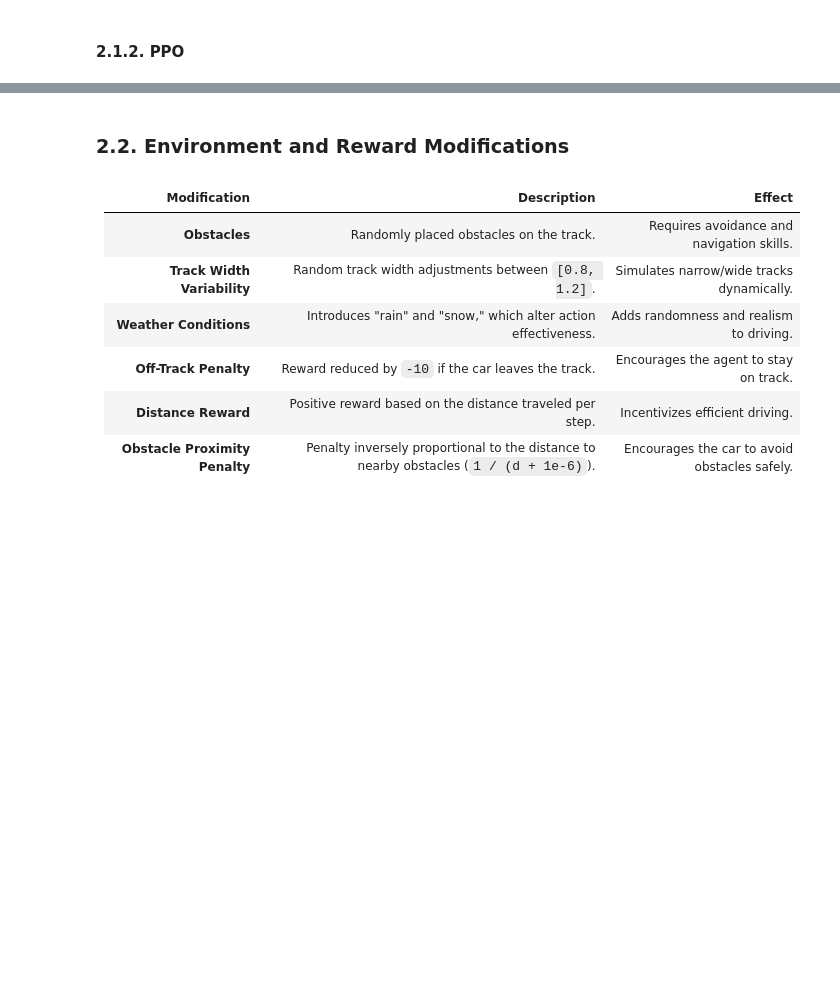
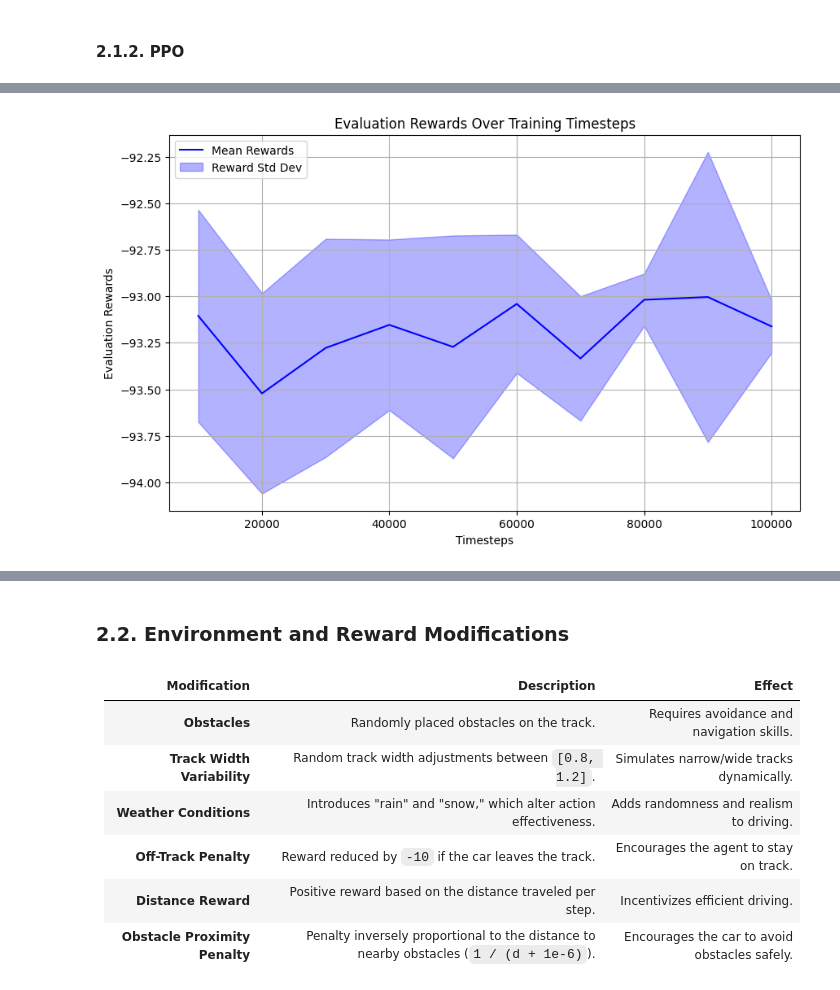
Before and after one commit to inesamorim/reinforcement-learning-with-gymnasium, a Jupyter notebook: main.ipynb, the cells around one changed output, grey strips where cells are left out. Saved outputs shown, nothing was run; the diff lists cells and outputs as text; code cells hidden in the pictures; blank space fills up the shorter version.

```diff
--- a/main.ipynb
+++ b/main.ipynb
@@ -203,0 +238,4 @@ foo = gc.collect()
+# %%
+plot_mean_rewards(timesteps_baseline_ppo, results_baseline_ppo)
+# %% [output]
+[figure, added]
```
Also changed, not shown: parts of 15 cells of this notebook, 2 other files.
